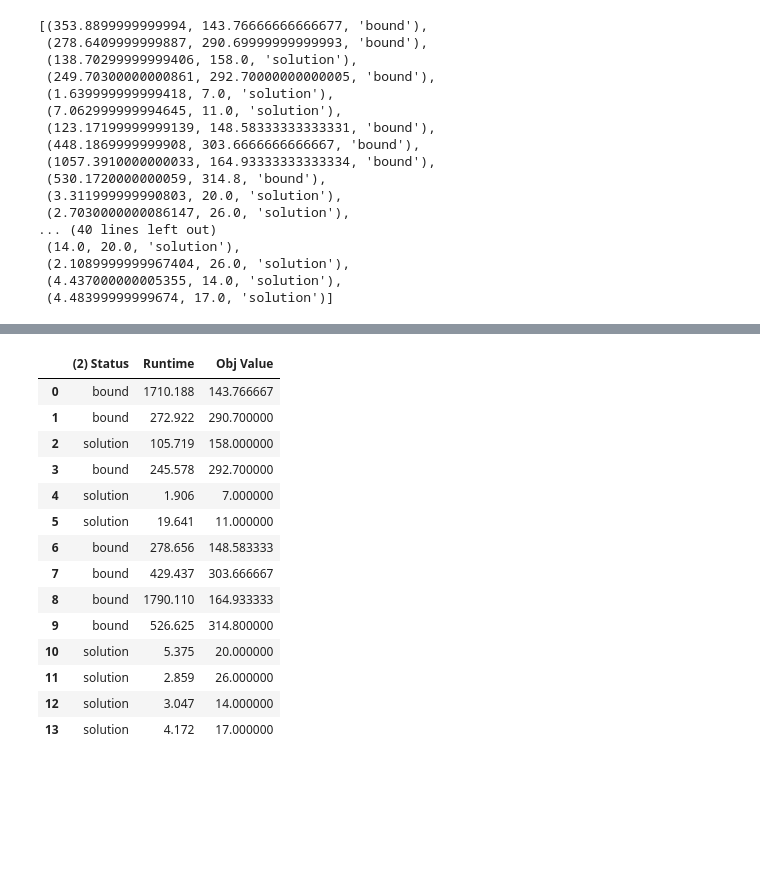
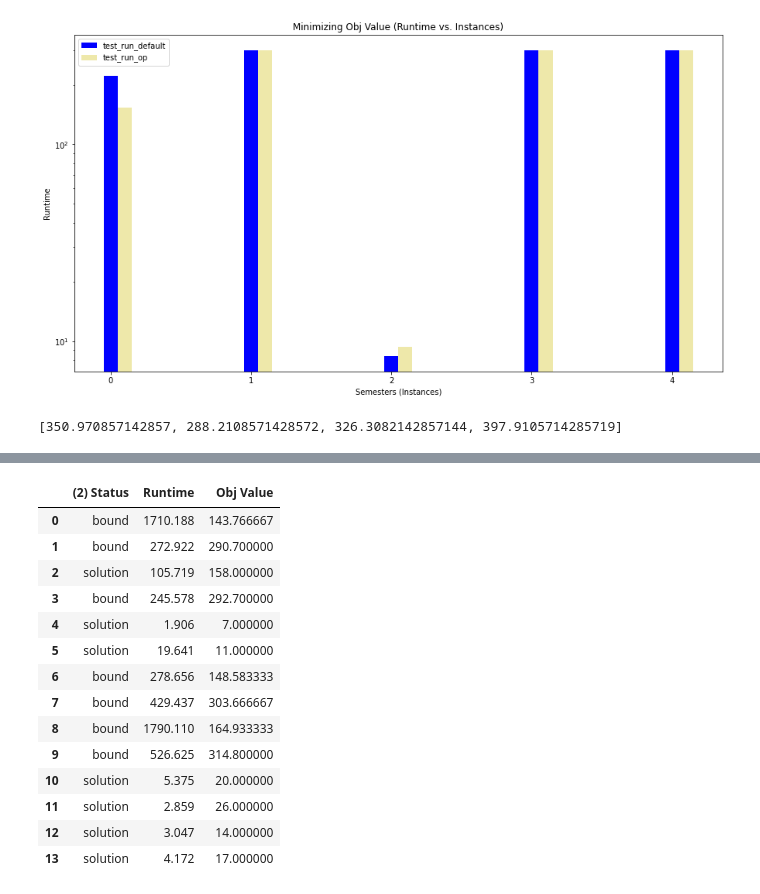
Before and after one commit to renzo-b/exam-timetabling-smac, a Jupyter notebook: process_results_wh.ipynb, the cells around one changed output, grey strips where cells are left out. Drawn from its saved outputs; the diff is of its cells as text; code cells hidden in the pictures; blank space fills up the shorter version.

```diff
--- a/process_results_wh.ipynb
+++ b/process_results_wh.ipynb
@@ -304,20 +196,13 @@ plt.legend([dir_name_list[0], dir_name_list[1], dir_name_list[2], dir_name_list[
-# %%
-retrieve_instance_result_list
-# %% [output]
-[(353.8899999999994, 143.76666666666677, 'bound'),
- (278.6409999999887, 290.69999999999993, 'bound'),
- (138.70299999999406, 158.0, 'solution'),
- (249.70300000000861, 292.70000000000005, 'bound'),
- (1.639999999999418, 7.0, 'solution'),
- (7.062999999994645, 11.0, 'solution'),
- (123.17199999999139, 148.58333333333331, 'bound'),
- (448.1869999999908, 303.6666666666667, 'bound'),
- (1057.3910000000033, 164.93333333333334, 'bound'),
- (530.1720000000059, 314.8, 'bound'),
- (3.311999999990803, 20.0, 'solution'),
- (2.7030000000086147, 26.0, 'solution'),
-... (40 lines left out)
- (14.0, 20.0, 'solution'),
- (2.1089999999967404, 26.0, 'solution'),
- (4.437000000005355, 14.0, 'solution'),
- (4.48399999999674, 17.0, 'solution')]
+# %%
+plt.figure(figsize=(15, 8))
+X = np.arange(instance_num)
+plt.bar(X, runtime_list[0], label=i, width=0.1, color="blue")
+plt.bar(X + 0.1, runtime_list[1], width=0.1, color="palegoldenrod")
+plt.title(f'Minimizing Obj Value (Runtime vs. Instances)')
+plt.ylabel("Runtime")
+plt.xlabel("Semesters (Instances)")
+plt.legend([dir_name_list[0], dir_name_list[1]])
+plt.yscale('log')
+#plt.ylim(0,10**3)
+# %% [output]
+[figure, added]
@@ -323,0 +220,4 @@ retrieve_instance_result_list
+# %%
+avg_runtime
+# %% [output]
+[350.970857142857, 288.2108571428572, 326.3082142857144, 397.9105714285719]
```
Also changed, not shown: parts of 50 cells of this notebook.
